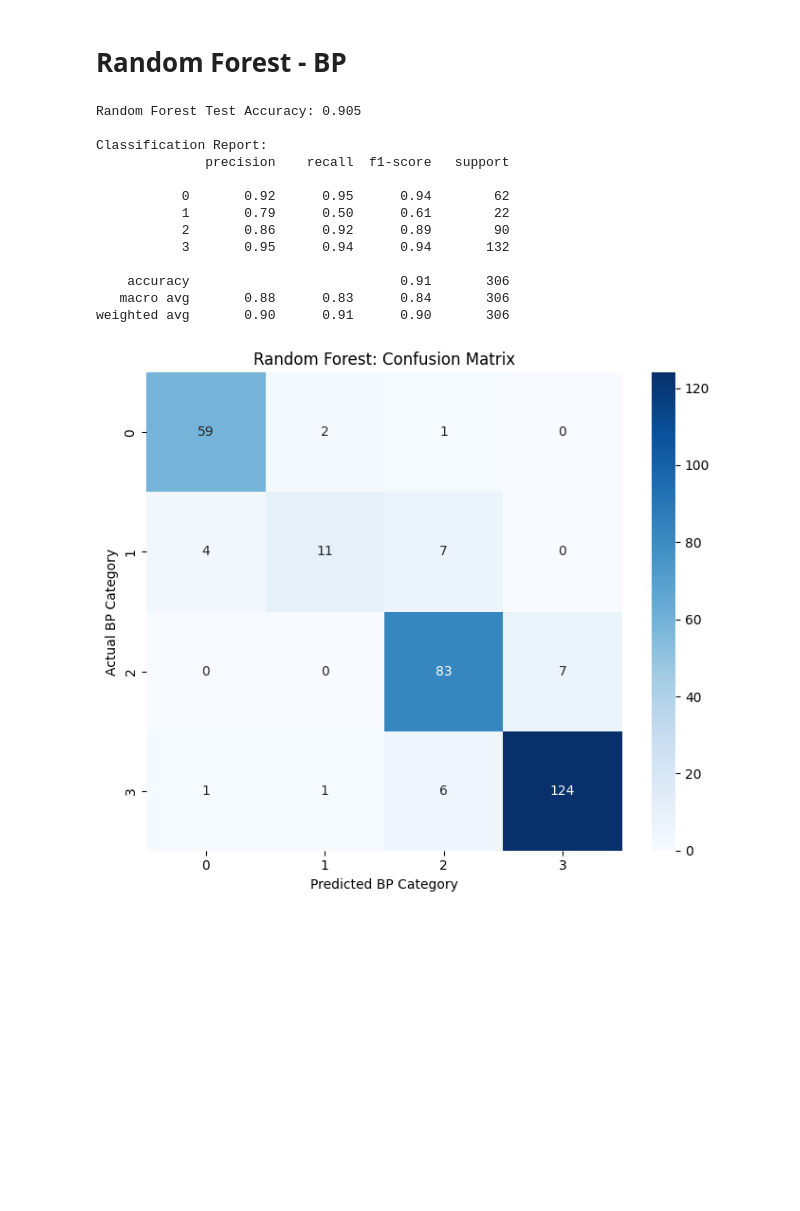
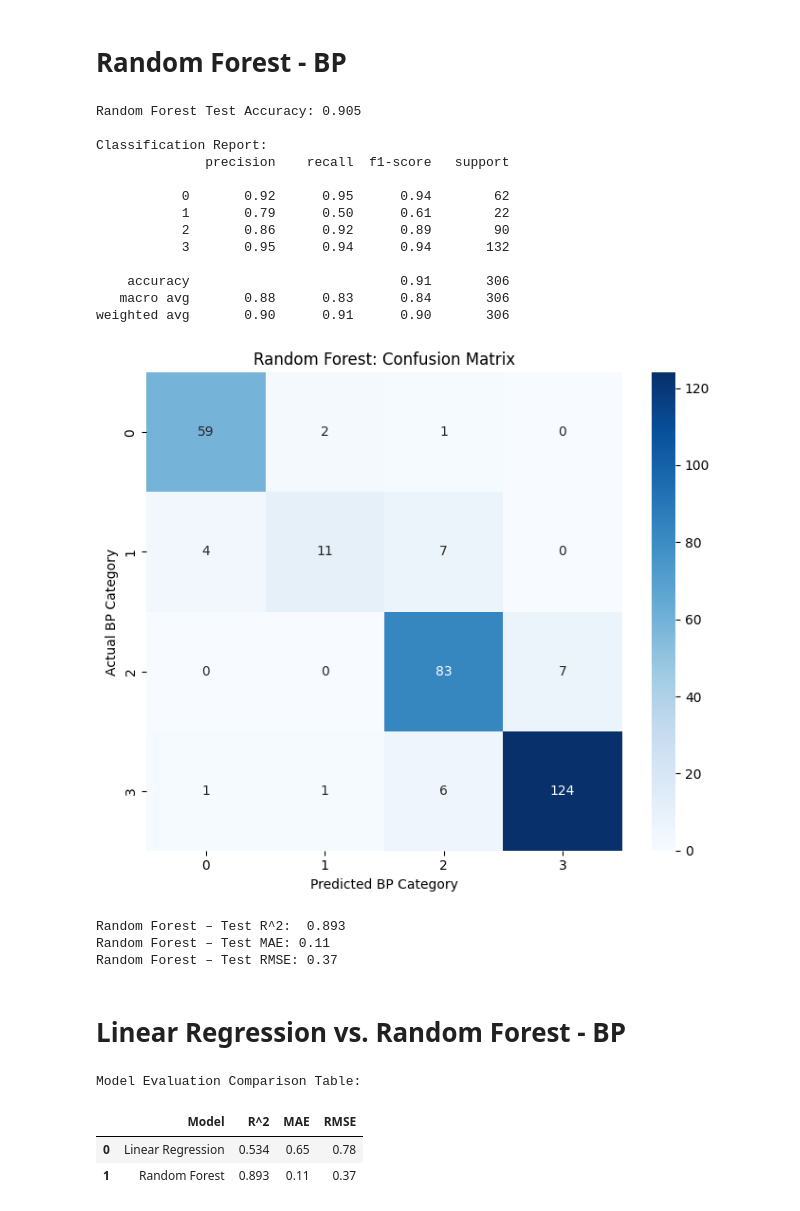
Before and after one commit to DS3001-Group-P/Final-Project, a Jupyter notebook: milestone3.ipynb, the cells around one changed output. Cells and saved outputs as stored; diff of their text form; code cells hidden in the pictures; blank space fills up the shorter version.

```diff
--- a/milestone3.ipynb
+++ b/milestone3.ipynb
@@ -380,33 +401,45 @@ Test RMSE: 0.78
 # Random Forest - BP
 # %%
 from sklearn.ensemble import RandomForestClassifier
-from sklearn.metrics import accuracy_score, classification_report, confusion_matrix
-from sklearn.metrics import r2_score, mean_absolute_error, mean_squared_error
+from sklearn.metrics import accuracy_score, classification_report, confusion_matrix, r2_score, mean_absolute_error, mean_squared_error
+import matplotlib.pyplot as plt
+import seaborn as sns
+import numpy as np
 
-# random forest classifier
+# Random forest classifier
 rf = RandomForestClassifier(n_estimators=100, random_state=42)
 rf.fit(X_train, y_train)
 
-# predict
+# Predict
 y_pred_rf = rf.predict(X_test)
 
-# accuracy
+# classification
 accuracy = accuracy_score(y_test, y_pred_rf)
 print(f"Random Forest Test Accuracy: {accuracy:.3f}")
 
 print("\nClassification Report:")
 print(classification_report(y_test, y_pred_rf))
 
-# confusion matrix
+# plot
 plt.figure(figsize=(7,6))
-sns.heatmap(confusion_matrix(y_test, y_pred_rf), annot=True, cmap='Blues', fmt='d',
-            xticklabels=rf.classes_, yticklabels=rf.classes_)
+cm = confusion_matrix(y_test, y_pred_rf)
+sns.heatmap(cm, annot=True, cmap='Blues', fmt='d',
+            xticklabels=rf.classes_,
+            yticklabels=rf.classes_)
 plt.xlabel("Predicted BP Category")
 plt.ylabel("Actual BP Category")
 plt.title("Random Forest: Confusion Matrix")
 plt.tight_layout()
 plt.show()
-# confusion matrix used because of discrete nature of variable (not continuous)
+
+# error
+r2 = r2_score(y_test, y_pred_rf)
+mae = mean_absolute_error(y_test, y_pred_rf)
+rmse = np.sqrt(mean_squared_error(y_test, y_pred_rf))
+
+print(f"Random Forest – Test R^2:  {r2:.3f}")
+print(f"Random Forest – Test MAE: {mae:.2f}")
+print(f"Random Forest – Test RMSE: {rmse:.2f}")
 # %% [output]
 Random Forest Test Accuracy: 0.905
 
@@ -422,3 +455,27 @@ Classification Report:
    macro avg       0.88      0.83      0.84       306
 weighted avg       0.90      0.91      0.90       306
 [figure]
+Random Forest – Test R^2:  0.893
+Random Forest – Test MAE: 0.11
+Random Forest – Test RMSE: 0.37
+# %% [markdown]
+# Linear Regression vs. Random Forest - BP
+# %%
+import pandas as pd
+
+bp_results = {
+    "Model": ["Linear Regression", "Random Forest"],
+    "R^2": [0.534, 0.893],
+    "MAE": [0.65, 0.11],
+    "RMSE": [0.78, 0.37]
+}
+
+bp_results_df = pd.DataFrame(bp_results)
+
+print("Model Evaluation Comparison Table:")
+display(bp_results_df)
+# %% [output]
+Model Evaluation Comparison Table:
+|  | Model | R^2 | MAE | RMSE |
+| 0 | Linear Regression | 0.534 | 0.65 | 0.78 |
+| 1 | Random Forest | 0.893 | 0.11 | 0.37 |
```
Also changed, not shown: parts of 2 cells of this notebook.
